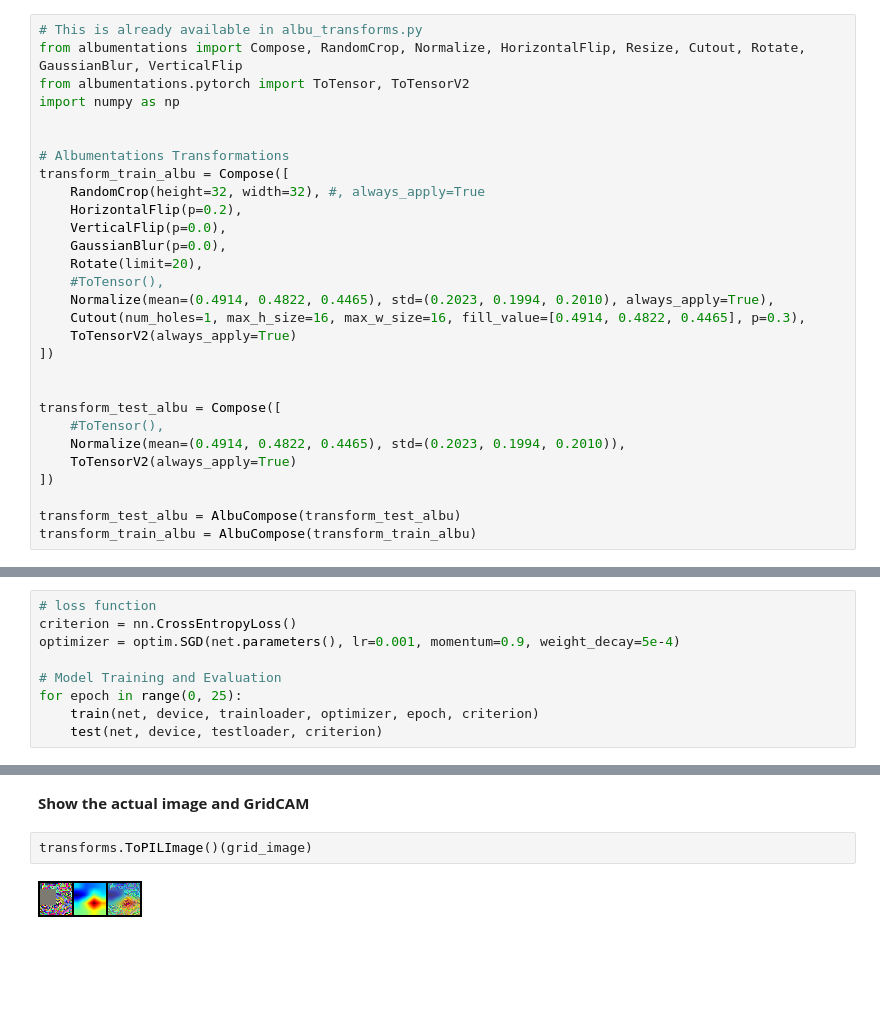
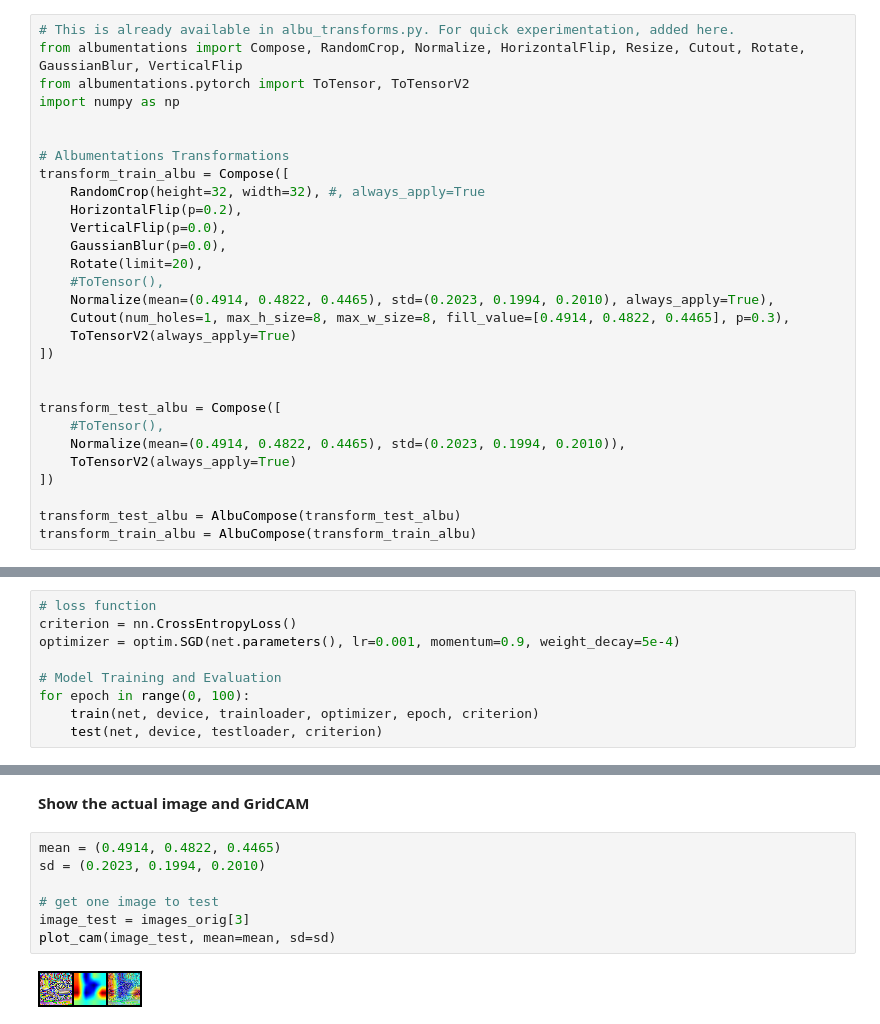
Before and after one commit to umeshnmenon/EVA4, a Jupyter notebook: S9/S9_Assignment.ipynb, the cells around one changed output, grey strips where cells are left out. Cells and saved outputs as stored; diff of their text form; blank space fills up the shorter version.

Commit message:
changed transformations

```diff
--- a/S9/S9_Assignment.ipynb
+++ b/S9/S9_Assignment.ipynb
@@ -74,7 +74,7 @@ from train_test import train, test
 # %% [markdown]
 Loading data
 # %%
-# This is already available in albu_transforms.py
+# This is already available in albu_transforms.py. For quick experimentation, added here.
 from albumentations import Compose, RandomCrop, Normalize, HorizontalFlip, Resize, Cutout, Rotate, GaussianBlur, VerticalFlip
 from albumentations.pytorch import ToTensor, ToTensorV2
 import numpy as np
@@ -89,7 +89,7 @@ transform_train_albu = Compose([
     Rotate(limit=20),
     #ToTensor(),
     Normalize(mean=(0.4914, 0.4822, 0.4465), std=(0.2023, 0.1994, 0.2010), always_apply=True),
-    Cutout(num_holes=1, max_h_size=16, max_w_size=16, fill_value=[0.4914, 0.4822, 0.4465], p=0.3),
+    Cutout(num_holes=1, max_h_size=8, max_w_size=8, fill_value=[0.4914, 0.4822, 0.4465], p=0.3),
     ToTensorV2(always_apply=True)
 ])
 
@@ -160,7 +160,7 @@ criterion = nn.CrossEntropyLoss()
 optimizer = optim.SGD(net.parameters(), lr=0.001, momentum=0.9, weight_decay=5e-4)
 
 # Model Training and Evaluation
-for epoch in range(0, 25):
+for epoch in range(0, 100):
     train(net, device, trainloader, optimizer, epoch, criterion)
     test(net, device, testloader, criterion)
 # %% [output]
@@ -229,6 +195,11 @@ truck  deer  ship  frog
 # %% [markdown]
 **Show the actual image and GridCAM**
-# %%
-transforms.ToPILImage()(grid_image)
-# %% [output]
-[figure, removed]
+# %%
+mean = (0.4914, 0.4822, 0.4465)
+sd = (0.2023, 0.1994, 0.2010)
+
+# get one image to test
+image_test = images_orig[3]
+plot_cam(image_test, mean=mean, sd=sd)
+# %% [output]
+[figure, added]
```
Also changed, not shown: parts of 4 cells of this notebook, 5 other files.
